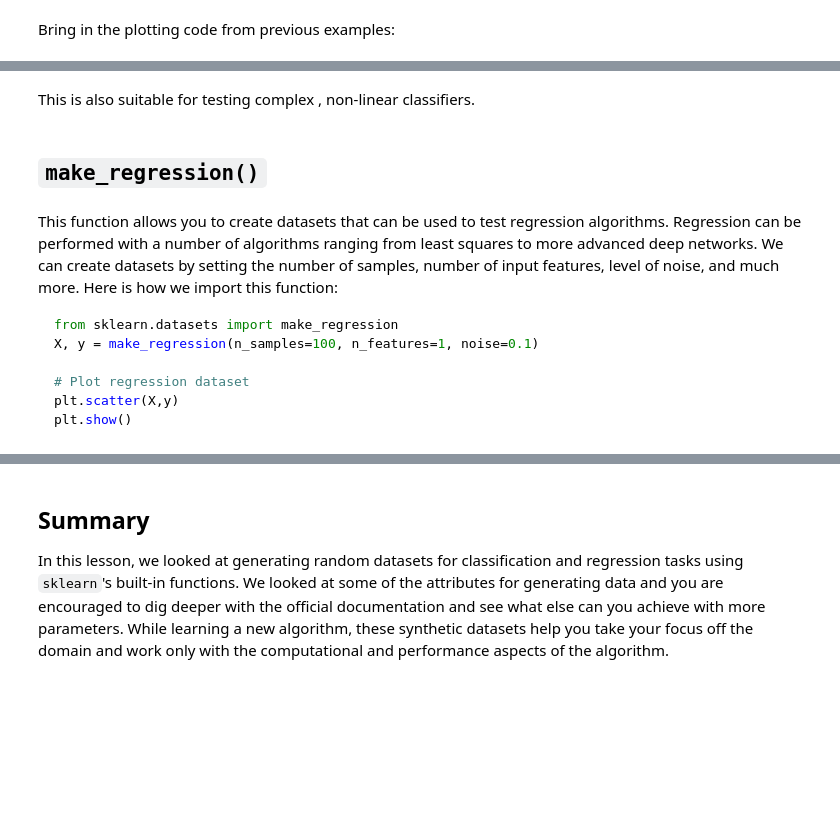
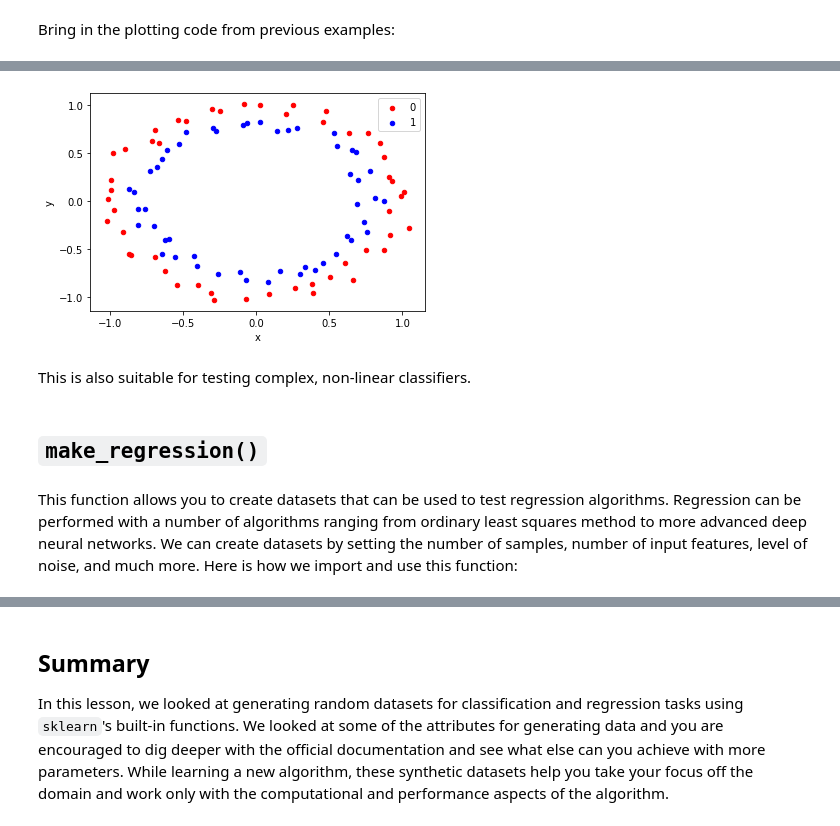
Before and after one commit to yagutaro/dsc-generating-data-hbs-ds-060120, a Jupyter notebook: index.ipynb, the cells around one changed output, grey strips where cells are left out. Drawn from its saved outputs; the diff is of its cells as text; code cells hidden in the pictures; blank space fills up the shorter version.

````diff
--- a/index.ipynb
+++ b/index.ipynb
@@ -93,2 +81,5 @@ X, y = make_circles(n_samples=100, noise=0.05)
+# %%
+from sklearn.datasets import make_circles
+X, y = make_circles(n_samples=100, noise=0.05)
 # %% [markdown]
 Bring in the plotting code from previous examples:
@@ -99,15 +86,17 @@ Bring in the plotting code from previous examples:
+# %%
+# Plot a scatter plot, color
+df = pd.DataFrame(dict(x=X[:,0], y=X[:,1], label=y))
+colors = {0:'red', 1:'blue', 2:'green'}
+fig, ax = plt.subplots()
+grouped = df.groupby('label')
+for key, group in grouped:
+    group.plot(ax=ax, kind='scatter', x='x', y='y', label=key, color=colors[key])
+plt.show()
+# %% [output]
+[figure, added]
 # %% [markdown]
-This is also suitable for testing complex , non-linear classifiers.
+This is also suitable for testing complex, non-linear classifiers.
 # %% [markdown]
  ## `make_regression()`
 # %% [markdown]
-This function allows you to create datasets that can be used to test regression algorithms. Regression can be performed with a number of algorithms ranging from least squares to more advanced deep networks. We can create datasets by setting the number of samples, number of input features, level of noise, and much more. Here is how we import this function:
-
-```python
-from sklearn.datasets import make_regression
-X, y = make_regression(n_samples=100, n_features=1, noise=0.1)
-
-# Plot regression dataset
-plt.scatter(X,y)
-plt.show()
-```
+This function allows you to create datasets that can be used to test regression algorithms. Regression can be performed with a number of algorithms ranging from ordinary least squares method to more advanced deep neural networks. We can create datasets by setting the number of samples, number of input features, level of noise, and much more. Here is how we import and use this function:
````
Also changed, not shown: parts of 29 cells of this notebook, 7 other files.
